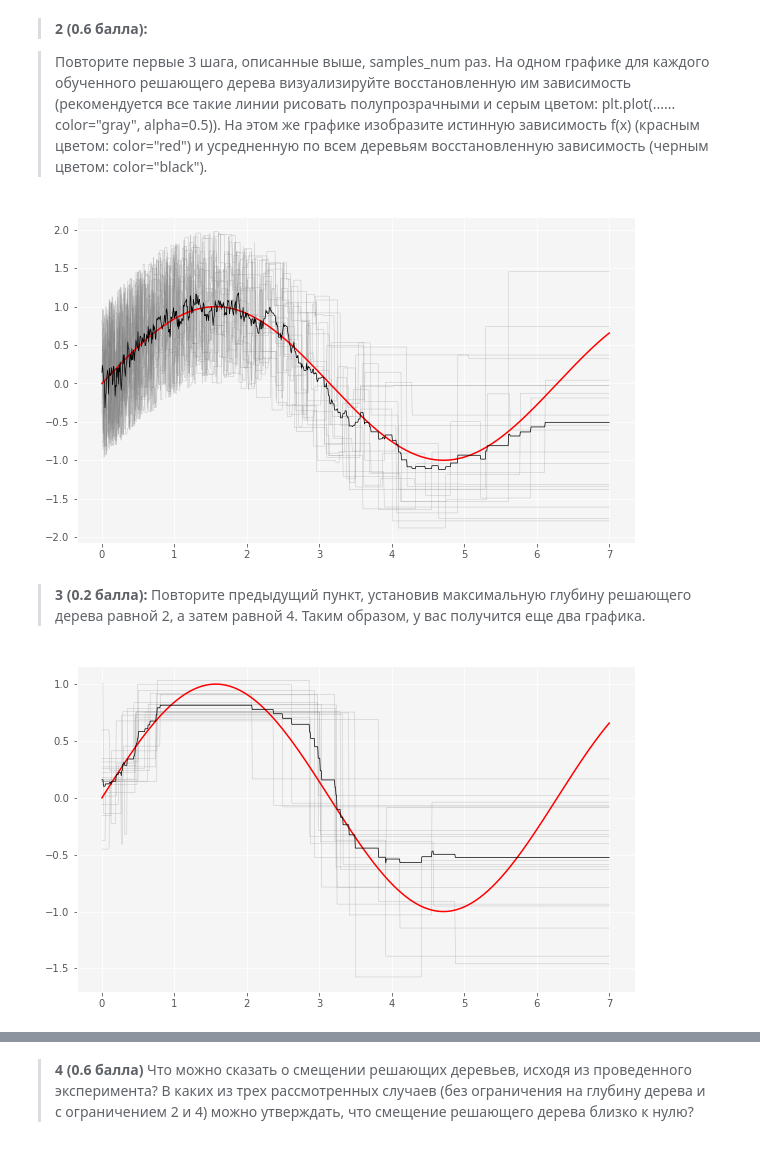
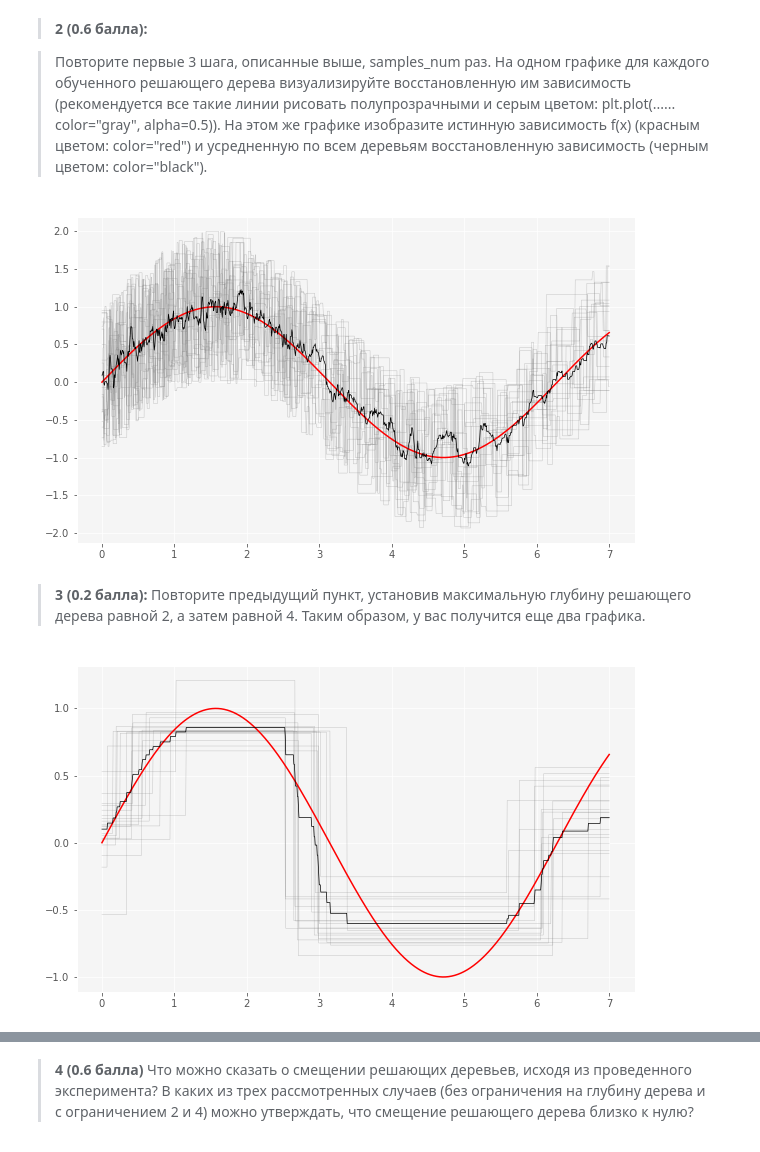
Before and after one commit to nichitagherman/ML_Eco_2017, a Jupyter notebook: hw_04/hw04-GolovinaMS.ipynb, the cells around one changed output, grey strips where cells are left out. Cells and saved outputs as stored; diff of their text form; code cells hidden in the pictures.

```diff
--- a/hw_04/hw04-GolovinaMS.ipynb
+++ b/hw_04/hw04-GolovinaMS.ipynb
@@ -56,7 +56,7 @@ plt.style.use('ggplot')
 plt.rcParams['axes.facecolor']='whitesmoke'
 plt.rcParams['figure.figsize'] = 10, 6
 
-x = np.random.exponential(size = sample_size).reshape(-1, 1)
+x = np.random.exponential(4, size = sample_size).reshape(-1, 1)
 y = f(x)+np.random.uniform(size = sample_size, low = -1, high = 1).reshape(-1,1)
 
 from sklearn.tree import DecisionTreeRegressor
@@ -79,7 +79,7 @@ plt.plot(linspace, f(linspace), c = 'r');
 # %%
 dtrees = []
 for iter_ in range(samples_num):
-    x = np.random.exponential(size = sample_size).reshape(-1, 1)
+    x = np.random.exponential(4, size = sample_size).reshape(-1, 1)
     y = f(x)+np.random.uniform(size = sample_size, low = -1, high = 1).reshape(-1,1)
     dt = DecisionTreeRegressor().fit(x, y).predict(linspace.reshape(-1,1))
     dtrees.append(dt)
@@ -87,22 +87,22 @@ for iter_ in range(samples_num):
 plt.plot(linspace, f(linspace), c = 'r')
 plt.plot(linspace, np.mean(dtrees, 0), color = 'black', linewidth =  .7);
 # %% [output]
-[figure, old version]
+[figure, new version]
 # %% [markdown]
 >__3 (0.2 балла):__
 Повторите предыдущий пункт, установив максимальную глубину решающего дерева равной 2, а затем равной 4. Таким образом, у вас получится еще два графика.
 # %%
 dtrees = []
 for iter_ in range(samples_num):
-    x = np.random.exponential(size = sample_size).reshape(-1, 1)
+    x = np.random.exponential(4, size = sample_size).reshape(-1, 1)
     y = f(x)+np.random.uniform(size = sample_size, low = -1, high = 1).reshape(-1,1)
     dt = DecisionTreeRegressor(max_depth = 2).fit(x, y).predict(linspace.reshape(-1,1))
     dtrees.append(dt)
     plt.plot(linspace, dt, c = 'gray', alpha = .5, linewidth =  .4)
 plt.plot(linspace, f(linspace), c = 'r')
 plt.plot(linspace, np.mean(dtrees, 0), color = 'black', linewidth =  .7);
 # %% [output]
-[figure, old version]
+[figure, new version]
 # %%
 dtrees = []
 for iter_ in range(samples_num):
```
Also changed, not shown: parts of 12 cells of this notebook.
